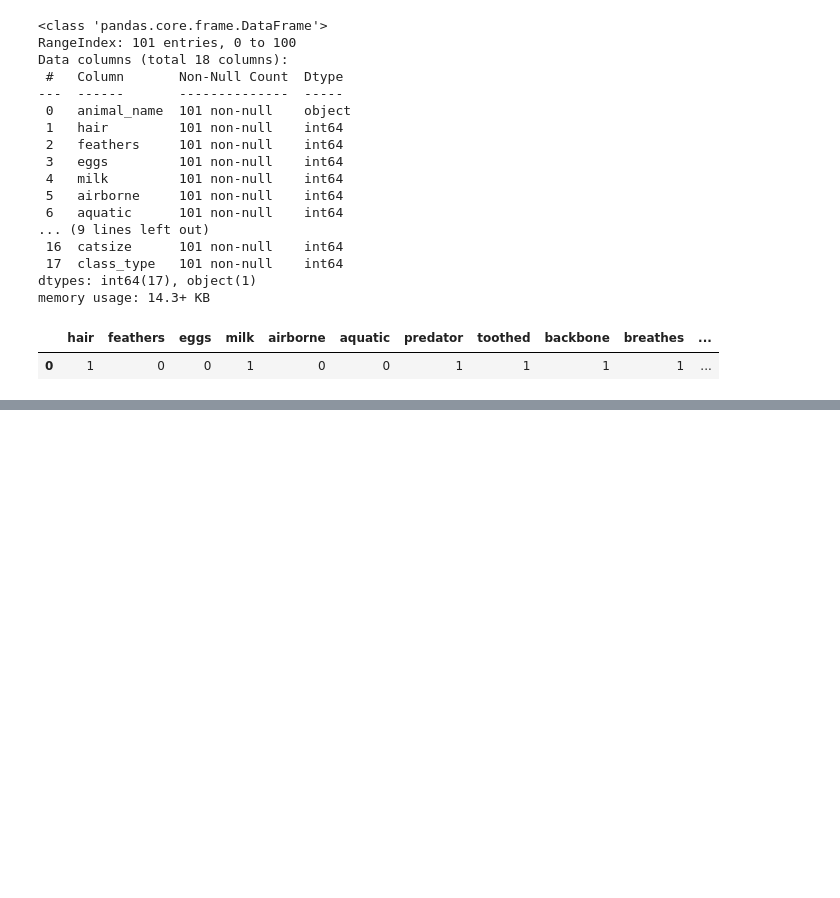
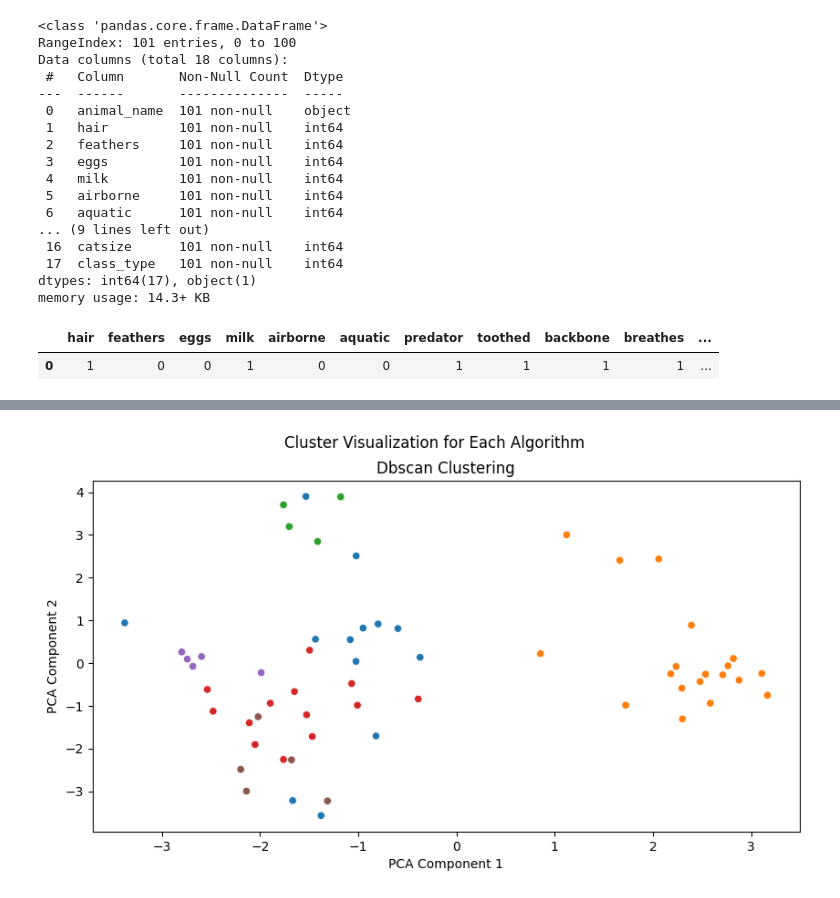
Before and after one commit to Abdelrahman-SS/DSE-Project, a Jupyter notebook: Animals.ipynb, the cells around one changed output, grey strips where cells are left out. Cells and saved outputs as stored; diff of their text form; code cells hidden in the pictures; blank space fills up the shorter version.

```diff
--- a/Animals.ipynb
+++ b/Animals.ipynb
@@ -119,0 +168,4 @@ algo_ari , algo_nmi
+# %%
+scatter_plotting("dbscan" ,df_scaled , true_class)
+# %% [output]
+[figure, added]
```
Also changed, not shown: parts of 18 cells of this notebook.
